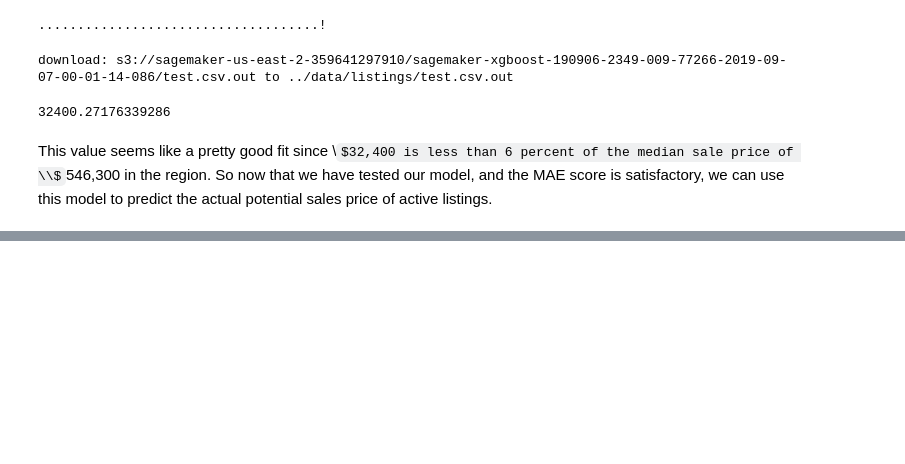
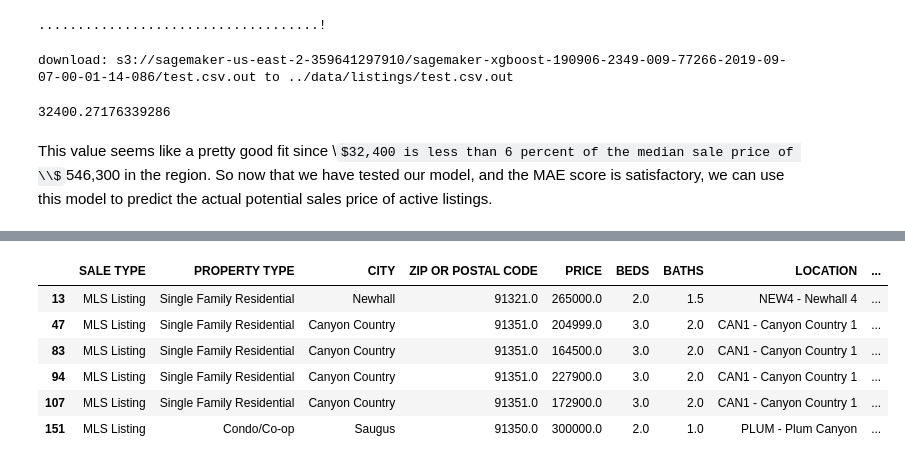
Before and after one commit to stonecoldnicole/flip-or-skip, a Jupyter notebook: XGBoost_Model.ipynb, the cells around one changed output, grey strips where cells are left out. Drawn from its saved outputs; the diff is of its cells as text; code cells hidden in the pictures; some formulas as TeX source; blank space fills up the shorter version.

Commit message:
flips identified

```diff
--- a/XGBoost_Model.ipynb
+++ b/XGBoost_Model.ipynb
@@ -583,0 +605,4 @@ This value seems like a pretty good fit since \\$32,400 is less than 6 percent o
+# %%
+both_y = pd.concat([y_active, y_hat], axis=1)
+both_y.columns = ['y_active', 'y_hat']
+both_y.head()
@@ -583,0 +616,5 @@ This value seems like a pretty good fit since \\$32,400 is less than 6 percent o
+# %%
+# Create a Series of the proportion of list prices (entries y_active) to predicted price (y_hat)
+# y_active / y_hat
+proportion = pd.Series(both_y['y_active'].divide(both_y['y_hat'], fill_value=1))
+proportion.head()
@@ -583,0 +628,3 @@ This value seems like a pretty good fit since \\$32,400 is less than 6 percent o
+# %%
+flip_potentials = proportion.index[proportion <= 0.7].tolist()
+print(flip_potentials)
@@ -583,0 +633,3 @@ This value seems like a pretty good fit since \\$32,400 is less than 6 percent o
+# %%
+full_listings = pd.read_csv('cleaned_active.csv')
+full_listings.head()
@@ -583,0 +643,11 @@ This value seems like a pretty good fit since \\$32,400 is less than 6 percent o
+# %%
+flip_listings = pd.DataFrame(full_listings.iloc[flip_potentials][:])
+flip_listings.head(6)
+# %% [output]
+|  | SALE TYPE | PROPERTY TYPE | CITY | ZIP OR POSTAL CODE | PRICE | BEDS | BATHS | LOCATION | ... |
+| 13 | MLS Listing | Single Family Residential | Newhall | 91321.0 | 265000.0 | 2.0 | 1.5 | NEW4 - Newhall 4 | ... |
+| 47 | MLS Listing | Single Family Residential | Canyon Country | 91351.0 | 204999.0 | 3.0 | 2.0 | CAN1 - Canyon Country 1 | ... |
+| 83 | MLS Listing | Single Family Residential | Canyon Country | 91351.0 | 164500.0 | 3.0 | 2.0 | CAN1 - Canyon Country 1 | ... |
+| 94 | MLS Listing | Single Family Residential | Canyon Country | 91351.0 | 227900.0 | 3.0 | 2.0 | CAN1 - Canyon Country 1 | ... |
+| 107 | MLS Listing | Single Family Residential | Canyon Country | 91351.0 | 172900.0 | 3.0 | 2.0 | CAN1 - Canyon Country 1 | ... |
+| 151 | MLS Listing | Condo/Co-op | Saugus | 91350.0 | 300000.0 | 2.0 | 1.0 | PLUM - Plum Canyon | ... |
```
Also changed, not shown: parts of 13 cells of this notebook.
